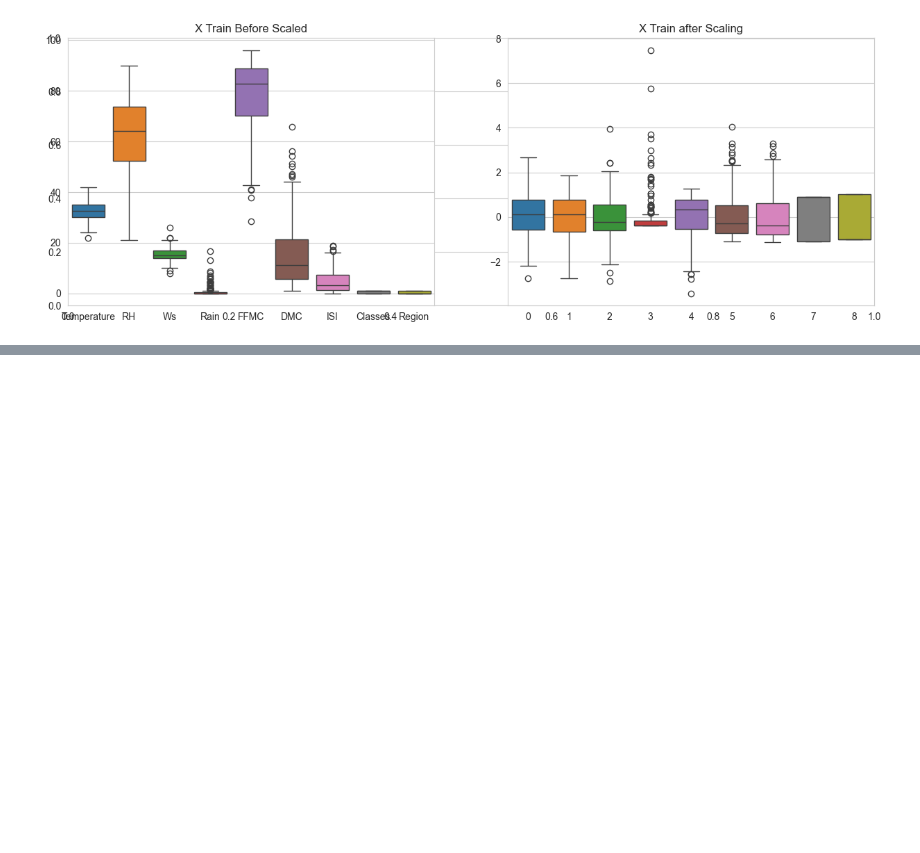
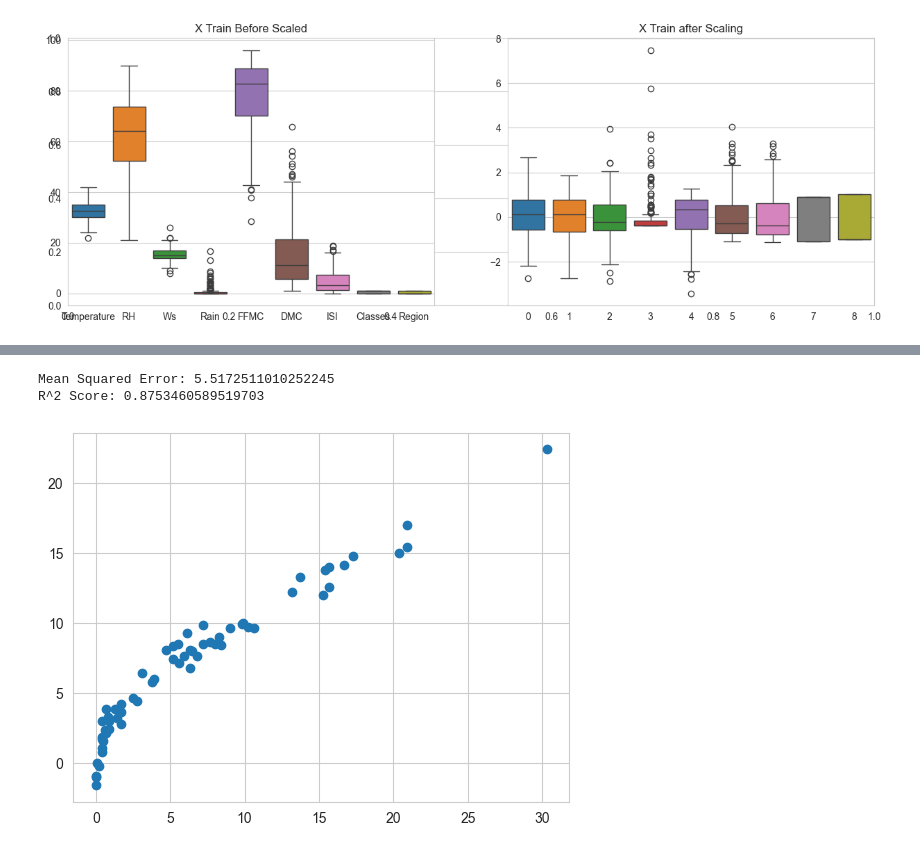
Before and after one commit to jatin-shewale/Linear-Regression, a Jupyter notebook: Ridge Lasso ElasticNet.ipynb, the cells around one changed output, grey strips where cells are left out. Saved outputs shown, nothing was run; the diff lists cells and outputs as text; code cells hidden in the pictures; blank space fills up the shorter version.

```diff
--- a/Ridge Lasso ElasticNet.ipynb
+++ b/Ridge Lasso ElasticNet.ipynb
@@ -677,0 +739,21 @@ plt.show()
+# %%
+## Elasticnet Regression
+
+from sklearn.linear_model import ElasticNet
+from sklearn.metrics import mean_squared_error, r2_score
+
+elastic = ElasticNet()
+elastic.fit(X_train_scaled, y_train)
+y_pred = elastic.predict(X_test_scaled)
+mse = mean_squared_error(y_test, y_pred)
+r2 = r2_score(y_test, y_pred)
+print(f'Mean Squared Error: {mse}')
+print(f'R^2 Score: {r2}')
+# %% [output]
+Mean Squared Error: 5.5172511010252245
+R^2 Score: 0.8753460589519703
+# %%
+plt.scatter(y_test, y_pred)
+plt.show()
+# %% [output]
+[figure, added]
```
Also changed, not shown: parts of 6 cells of this notebook.
